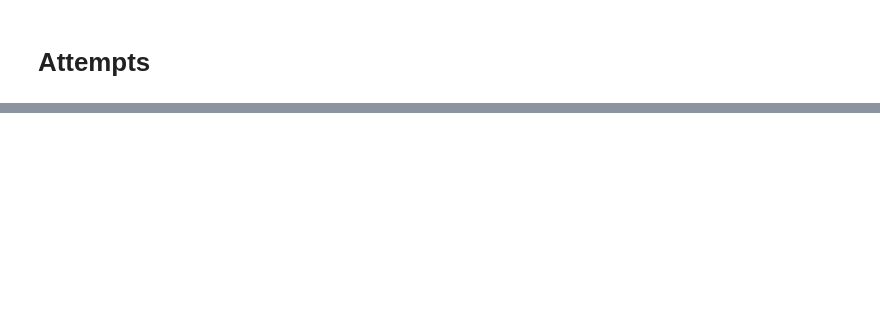
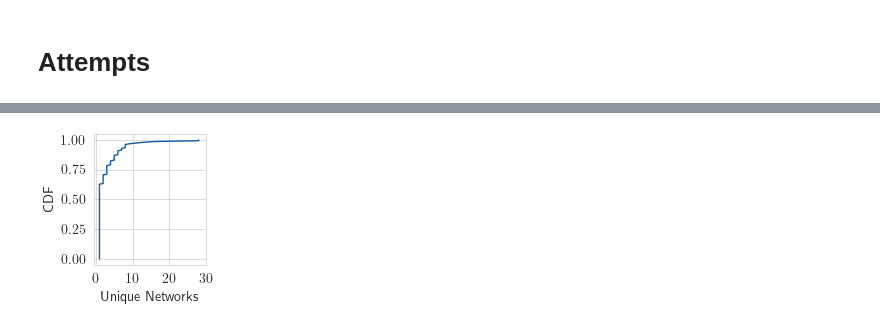
Before and after one commit to libp2p/punchr, a Jupyter notebook: publication/2023-03-07-publication.ipynb, the cells around one changed output, grey strips where cells are left out. Cells and saved outputs as stored; diff of their text form; code cells hidden in the pictures; blank space fills up the shorter version.

```diff
--- a/publication/2023-03-07-publication.ipynb
+++ b/publication/2023-03-07-publication.ipynb
@@ -19,6 +19,13 @@ from dataclasses import dataclass
 from typing import Set, List, Optional
 
 plt.style.use('science')
+# %%
+def cdf(series: pd.Series) -> pd.DataFrame:
+    """ calculates the cumulative distribution function of the given series"""
+    return pd.DataFrame.from_dict({
+        series.name: np.append(series.sort_values(), series.max()),
+        "cdf": np.linspace(0, 1, len(series) + 1)
+    })
 # %%
 science_colors = plt.rcParams['axes.prop_cycle'].by_key()['color']
 outcome_colors = {
@@ -206,0 +277,21 @@ fig.savefig("plots/attempts-success.pdf")
+# %%
+query = f"""
+SELECT hpr.authorization_id, count(DISTINCT hpr.network_id)
+FROM hole_punch_results hpr
+WHERE hpr.network_id IS NOT NULL AND hpr.authorization_id IS NOT NULL
+GROUP BY hpr.authorization_id
+ORDER BY 2 DESC
+"""
+df = pd.read_sql_query(query, con=conn)
+# %%
+fig, ax = plt.subplots(figsize=[2, 2])
+dat = cdf(df["count"])
+ax.plot(dat["count"], dat["cdf"])
+ax.set_xlabel("Unique Networks")
+ax.set_ylabel(f"CDF")
+ax.set_yticks(np.arange(0, 1.1, 0.25))
+ax.set_xticks(np.arange(0, 31, 10))
+fig.tight_layout()
+fig.savefig("plots/client-networks.pdf")
+# %% [output]
+[figure, added]
```
Also changed, not shown: parts of 16 cells of this notebook, 7 other files.
